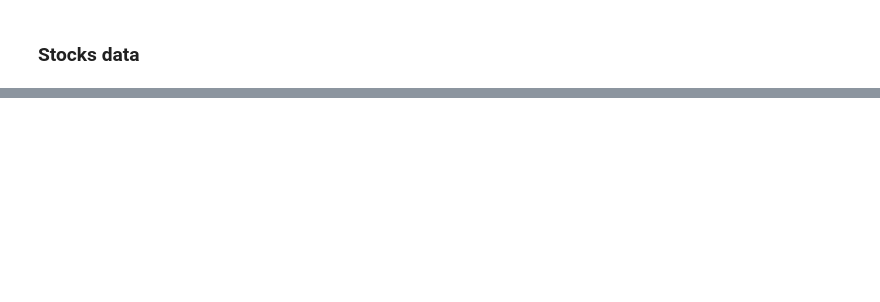
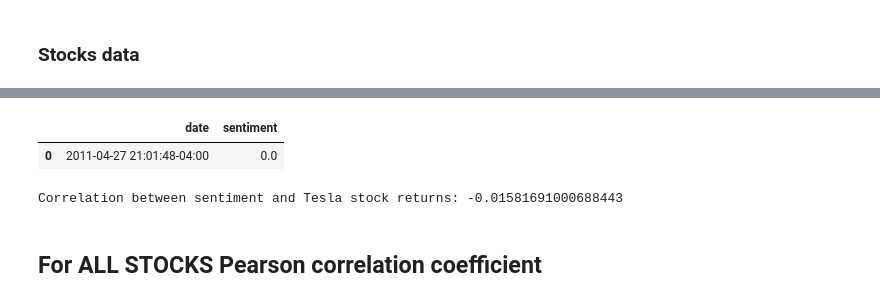
Before and after one commit to Temesgenasmamaw/Week_01, a Jupyter notebook: notebooks/stock_new_corr.ipynb, the cells around one changed output, grey strips where cells are left out. Cells and saved outputs as stored; diff of their text form; code cells hidden in the pictures; blank space fills up the shorter version.

```diff
--- a/notebooks/stock_new_corr.ipynb
+++ b/notebooks/stock_new_corr.ipynb
@@ -176,0 +156,32 @@ merged_data = pd.concat([meta_df, tesla_df, goog_df], axis=1, join='inner')
+# %%
+# Aggregate sentiment scores by date
+daily_sentiment = news_data.groupby('date')['sentiment'].mean().reset_index()
+daily_sentiment.head(1)
+# %% [output]
+|  | date | sentiment |
+| 0 | 2011-04-27 21:01:48-04:00 | 0.0 |
+# %%
+# Convert the index to datetime (since Date is already the index)
+tesla_df.index = pd.to_datetime(tesla_df.index).date
+news_data['date'] = pd.to_datetime(news_data['date']).dt.date
+
+# Calculate daily returns for Tesla stock
+tesla_df['TSLA_Daily_Return'] = tesla_df['Adj Close'].pct_change()
+
+# Aggregate sentiment scores by date
+daily_sentiment = news_data.groupby('date')['sentiment'].mean().reset_index()
+
+# Reset index to make 'Date' a column for merging
+tesla_df.reset_index(inplace=True)
+
+# Merge the daily sentiment scores with Tesla's daily returns
+merged_data = pd.merge(daily_sentiment, tesla_df[['Date', 'TSLA_Daily_Return']], left_on='date', right_on='Date')
+
+# Calculate the Pearson correlation coefficient
+correlation = merged_data['sentiment'].corr(merged_data['TSLA_Daily_Return'])
+
+print(f'Correlation between sentiment and Tesla stock returns: {correlation}')
+# %% [output]
+Correlation between sentiment and Tesla stock returns: -0.01581691000688443
+# %% [markdown]
+## For ALL STOCKS Pearson correlation coefficient
```
Also changed, not shown: parts of 16 cells of this notebook.
